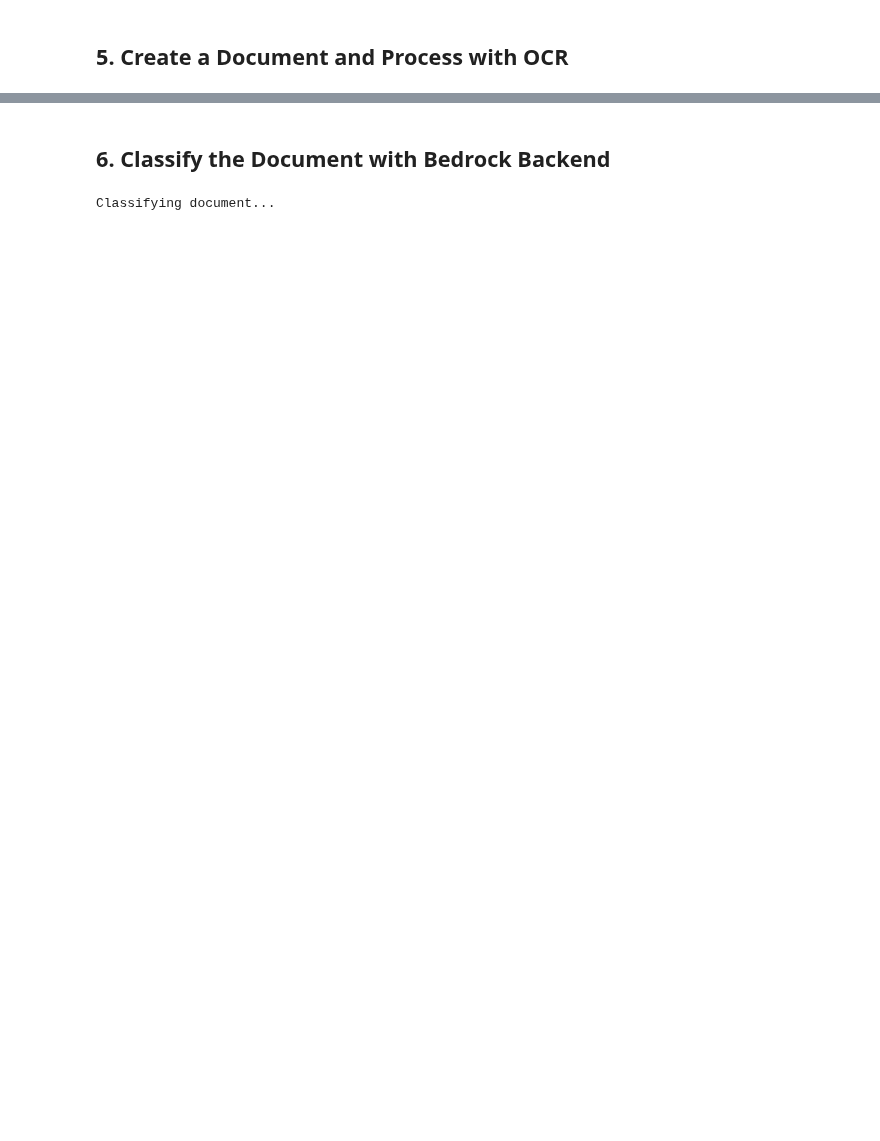
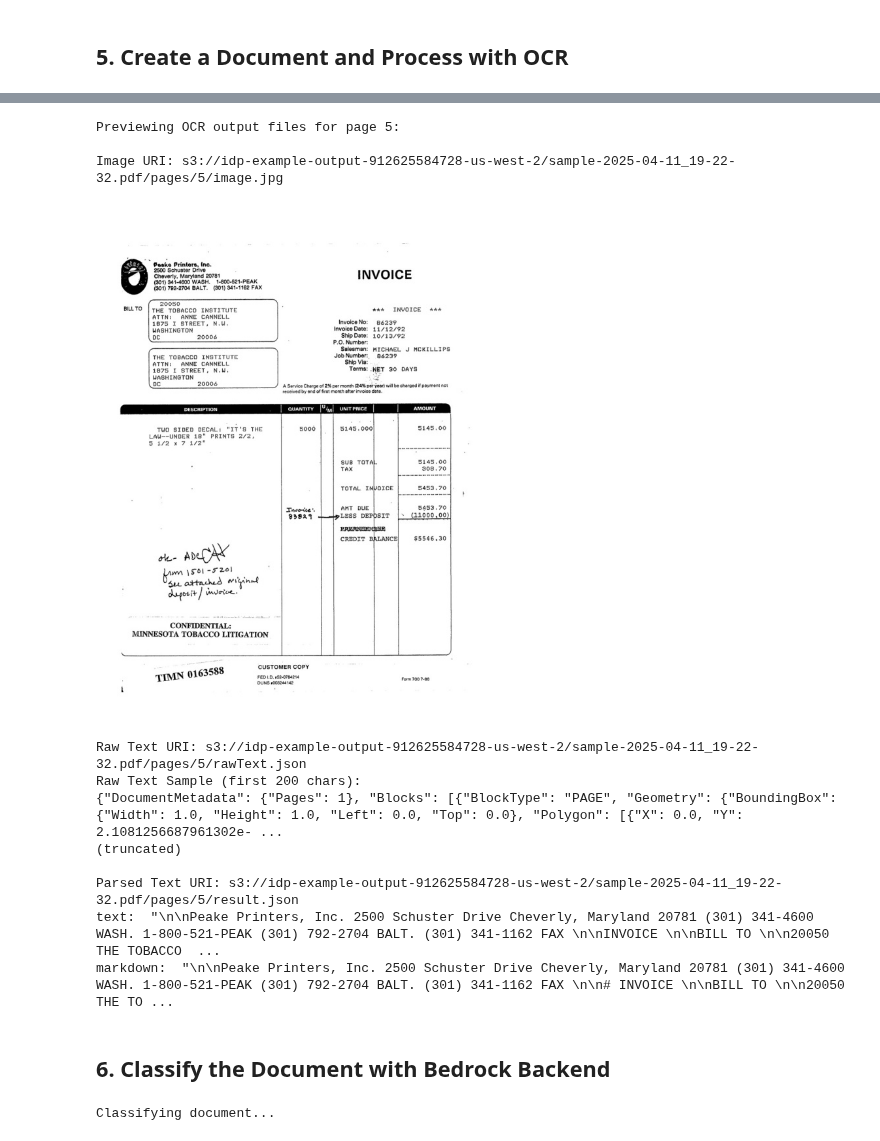
Before and after one commit to ssu-vtl/accelerated-intelligent-document-processing-on-aws, a Jupyter notebook: notebooks/example.ipynb, the cells around one changed output, grey strips where cells are left out. Saved outputs shown, nothing was run; the diff lists cells and outputs as text; code cells hidden in the pictures; blank space fills up the shorter version.

```diff
--- a/notebooks/example.ipynb
+++ b/notebooks/example.ipynb
@@ -270,7 +279,7 @@ ensure_bucket_exists(input_bucket_name)
 ensure_bucket_exists(output_bucket_name)
 
 # Upload the sample file to S3
-sample_file_key = "sample.pdf"
+sample_file_key = "sample-" + datetime.datetime.now().strftime("%Y-%m-%d_%H-%M-%S") + ".pdf"
 with open(SAMPLE_PDF_PATH, 'rb') as file_data:
     s3_client.upload_fileobj(file_data, input_bucket_name, sample_file_key)
 
@@ -297,7 +306,7 @@ print(f"Status: {document.status.value}")
 # Create OCR service with real Textract
 ocr_service = ocr.OcrService(
     region=region,
-    enhanced_features=True  # Enable tables and forms
+    enhanced_features=['LAYOUT']
 )
 
 # Process document with OCR
@@ -338,3 +347,53 @@ Page 4:
+# %%
+# Preview the OCR output files for the first page
+first_page_id = list(document.pages.keys())[0]
+first_page = document.pages[first_page_id]
+
+# Helper function to parse S3 URIs
+def parse_s3_uri(uri):
+    parts = uri.replace("s3://", "").split("/")
+    bucket = parts[0]
+    key = "/".join(parts[1:])
+    return bucket, key
+
+print(f"Previewing OCR output files for page {first_page_id}:")
+print(f"\nImage URI: {first_page.image_uri}")
+# Display the image at 50% size
+from IPython.display import Image, display
+bucket, key = parse_s3_uri(first_page.image_uri)
+image_obj = s3_client.get_object(Bucket=bucket, Key=key)
+image_data = image_obj['Body'].read()
+display(Image(data=image_data, width=400))  # Display at 50% size (assuming original is ~800px)
+
+print(f"\nRaw Text URI: {first_page.raw_text_uri}")
+# Get raw text content
+bucket, key = parse_s3_uri(first_page.raw_text_uri)
+raw_text_obj = s3_client.get_object(Bucket=bucket, Key=key)
+raw_text_data = raw_text_obj['Body'].read().decode('utf-8')
+print("Raw Text Sample (first 200 chars):")
+print(raw_text_data[:200] + "...\n(truncated)")
+
+print(f"\nParsed Text URI: {first_page.parsed_text_uri}")
+# Get parsed text content
+bucket, key = parse_s3_uri(first_page.parsed_text_uri)
+parsed_text_obj = s3_client.get_object(Bucket=bucket, Key=key)
+parsed_text_data = json.loads(parsed_text_obj['Body'].read().decode('utf-8'))
+
+for key, value in parsed_text_data.items() :
+    print(f"{key}: ", json.dumps(value[:500] + "...\n(truncated)"))
+# %% [output]
+Previewing OCR output files for page 5:
+
+Image URI: s3://idp-example-output-912625584728-us-west-2/sample-2025-04-11_19-22-32.pdf/pages/5/image.jpg
+[figure, added]
+Raw Text URI: s3://idp-example-output-912625584728-us-west-2/sample-2025-04-11_19-22-32.pdf/pages/5/rawText.json
+Raw Text Sample (first 200 chars):
+{"DocumentMetadata": {"Pages": 1}, "Blocks": [{"BlockType": "PAGE", "Geometry": {"BoundingBox": {"Width": 1.0, "Height": 1.0, "Left": 0.0, "Top": 0.0}, "Polygon": [{"X": 0.0, "Y": 2.1081256687961302e- ...
+(truncated)
+
+Parsed Text URI: s3://idp-example-output-912625584728-us-west-2/sample-2025-04-11_19-22-32.pdf/pages/5/result.json
+text:  "\n\nPeake Printers, Inc. 2500 Schuster Drive Cheverly, Maryland 20781 (301) 341-4600 WASH. 1-800-521-PEAK (301) 792-2704 BALT. (301) 341-1162 FAX \n\nINVOICE \n\nBILL TO \n\n20050 THE TOBACCO  ...
+markdown:  "\n\nPeake Printers, Inc. 2500 Schuster Drive Cheverly, Maryland 20781 (301) 341-4600 WASH. 1-800-521-PEAK (301) 792-2704 BALT. (301) 341-1162 FAX \n\n# INVOICE \n\nBILL TO \n\n20050 THE TO ...
 # %% [markdown]
 ## 6. Classify the Document with Bedrock Backend
 # %%
```
Also changed, not shown: parts of 10 cells of this notebook, 5 other files.
